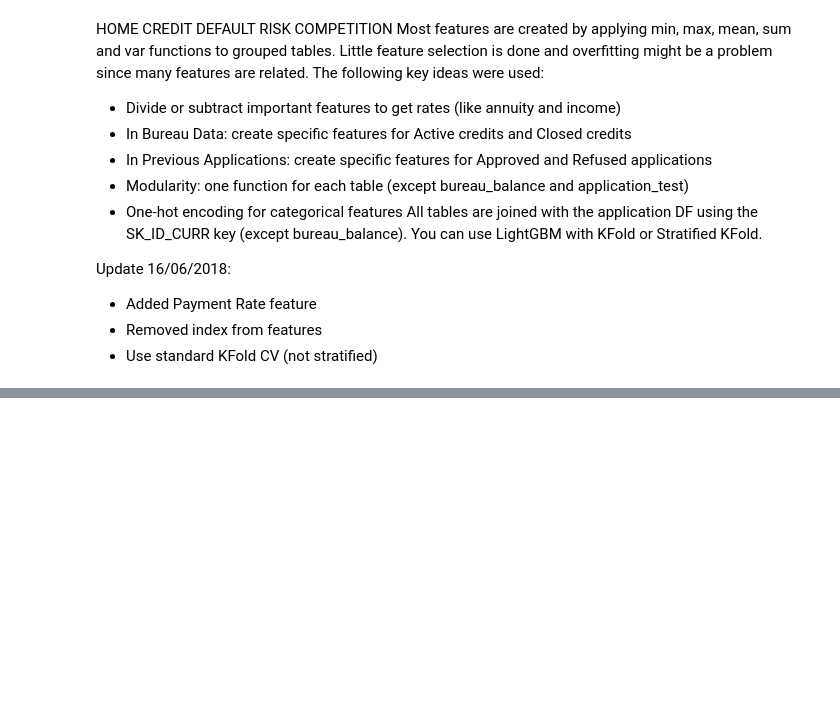
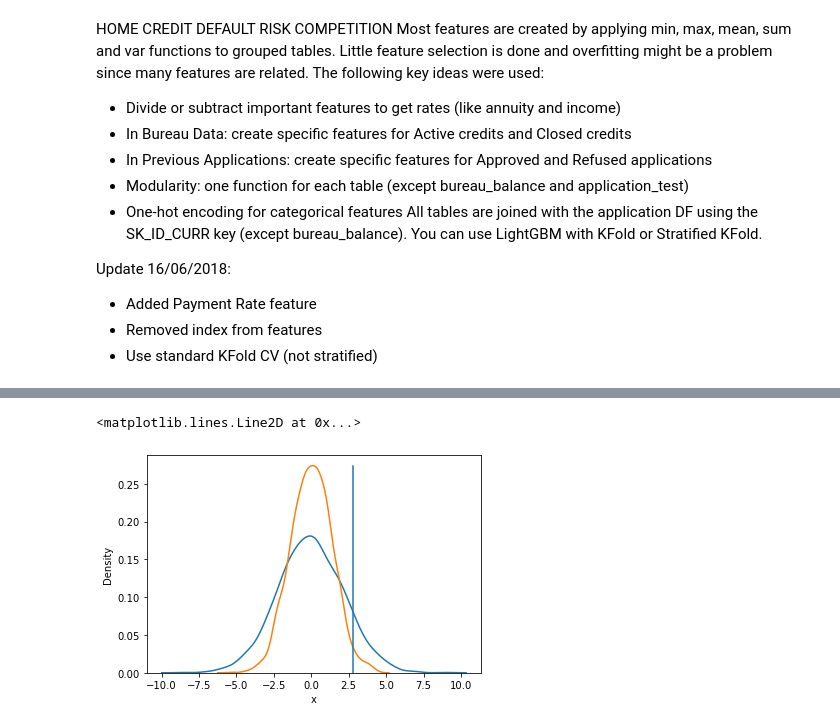
Before and after one commit to VeronikaBerezhnaia/OC_P7_credit_scoring, a Jupyter notebook: Implementez_modele_scoring.ipynb, the cells around one changed output, grey strips where cells are left out. Saved outputs shown, nothing was run; the diff lists cells and outputs as text; code cells hidden in the pictures; blank space fills up the shorter version.

```diff
--- a/Implementez_modele_scoring.ipynb
+++ b/Implementez_modele_scoring.ipynb
@@ -3148,10 +3240,9 @@ plt.axvline(2.8, 0, 0.95)
 # %%
-# Create some data
-data = np.random.multivariate_normal([0, 0], [[5, 2], [2, 2]], size=2000)
-data = pd.DataFrame(data, columns=['x', 'y'])
-
 # Combined distributionplot
 sns.kdeplot(data['x'])
 sns.kdeplot(data['y'])
 plt.axvline(2.8, 0, 0.95)
+# %% [output]
+<matplotlib.lines.Line2D at 0x...>
+[figure, added]
 # %%
```
Also changed, not shown: parts of 113 cells of this notebook.
